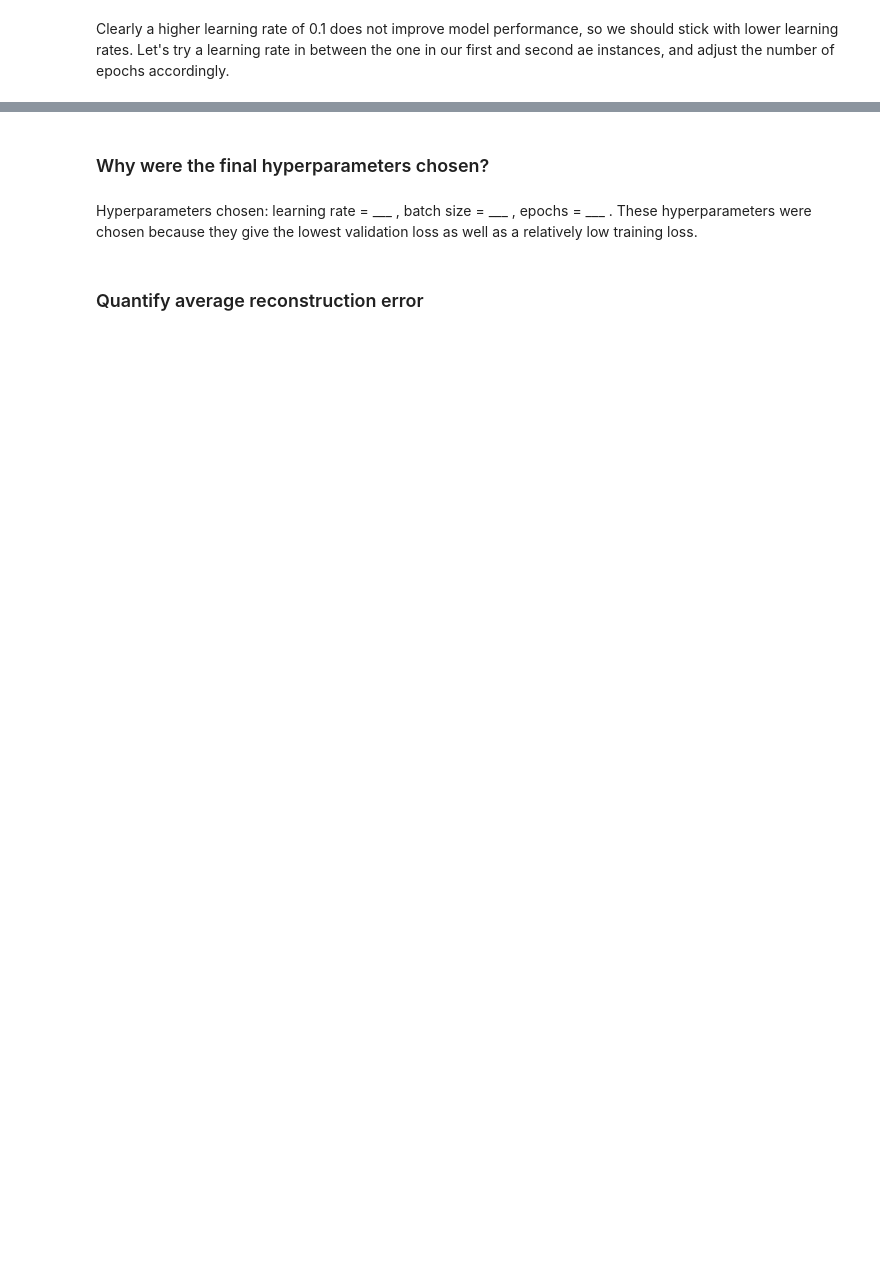
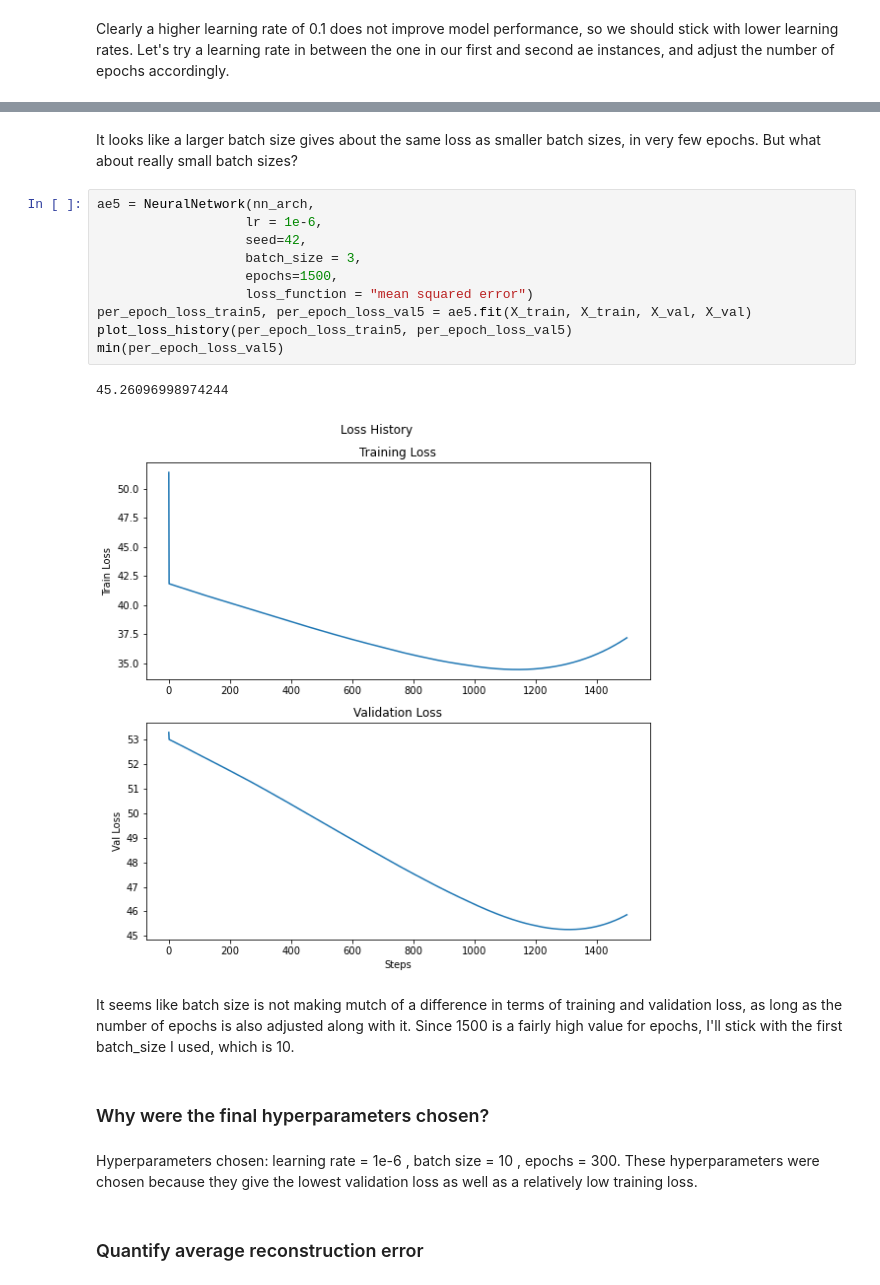
Before and after one commit to gramey02/project7, a Jupyter notebook: nn/Autoencoder.ipynb, the cells around one changed output, grey strips where cells are left out. Cells and saved outputs as stored; diff of their text form; blank space fills up the shorter version.

```diff
--- a/nn/Autoencoder.ipynb
+++ b/nn/Autoencoder.ipynb
@@ -125,7 +129,24 @@ nn_arch = [{'input_dim': 64, 'output_dim': 50, 'activation': 'relu'},
+# %% [markdown]
+It looks like a larger batch size gives about the same loss as smaller batch sizes, in very few epochs. But what about really small batch sizes?
+# %%
+ae5 = NeuralNetwork(nn_arch,
+                   lr = 1e-6,
+                   seed=42,
+                   batch_size = 3,
+                   epochs=1500,
+                   loss_function = "mean squared error")
+per_epoch_loss_train5, per_epoch_loss_val5 = ae5.fit(X_train, X_train, X_val, X_val)
+plot_loss_history(per_epoch_loss_train5, per_epoch_loss_val5)
+min(per_epoch_loss_val5)
+# %% [output]
+45.26096998974244
+[figure, added]
+# %% [markdown]
+It seems like batch size is not making mutch of a difference in terms of training and validation loss, as long as the number of epochs is also adjusted along with it. Since 1500 is a fairly high value for epochs, I'll stick with the first batch_size I used, which is 10.
 # %% [markdown]
 ### Why were the final hyperparameters chosen?
 # %% [markdown]
-Hyperparameters chosen: learning rate = ___ , batch size = ___ , epochs = ___ .
+Hyperparameters chosen: learning rate = 1e-6 , batch size = 10 , epochs = 300.
 These hyperparameters were chosen because they give the lowest validation loss as well as a relatively low training loss.
 # %% [markdown]
 ### Quantify average reconstruction error
```
Also changed, not shown: parts of 11 cells of this notebook.
